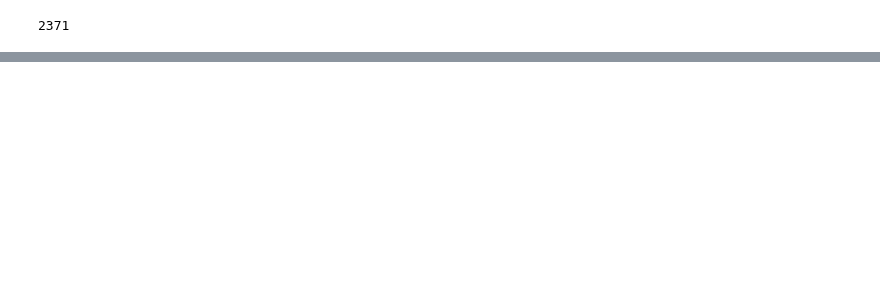
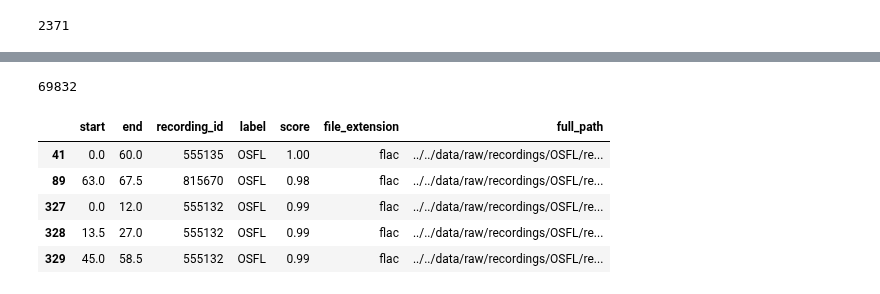
Before and after one commit to Mgallimore88/osfl_cnn_recognizer, a Jupyter notebook: notebooks/exploratory_nbs/1.18-mjg-osfl-eda-generate-extra-samples.ipynb, the cells around one changed output, grey strips where cells are left out. Saved outputs shown, nothing was run; the diff lists cells and outputs as text; code cells hidden in the pictures; blank space fills up the shorter version.

```diff
--- a/notebooks/exploratory_nbs/1.18-mjg-osfl-eda-generate-extra-samples.ipynb
+++ b/notebooks/exploratory_nbs/1.18-mjg-osfl-eda-generate-extra-samples.ipynb
@@ -103,0 +104,13 @@ df_full = pd.read_csv(data_path / "raw" / "TrainingData_BU&Public_CWS_with_rec_l
+# %%
+dfs = []
+for file in hawkears_output_files:
+    print(f"processing {file}")
+    recording_id = get_recording_id(file)
+    try:
+        df = pd.read_csv(file, sep="\t", header=None)
+        df.columns = ["start", "end", "label;score"]
+        df["recording_id"] = recording_id
+    except EmptyDataError:
+        print("(file was empty)")
+        continue
+    dfs.append(df)
@@ -103,0 +161,27 @@ df_full = pd.read_csv(data_path / "raw" / "TrainingData_BU&Public_CWS_with_rec_l
+# %%
+# concat and parse the hawkears output files
+result_df = pd.concat(dfs, ignore_index=True)
+result_df[['label', 'score']] = result_df['label;score'].str.split(';', expand=True)
+del(result_df['label;score'])
+
+# explicitly drop entries which were not in both the train split and the downloaded recordings.
+result_df.drop(result_df[~result_df['recording_id'].isin(file_id_to_ext_dict.keys())].index, inplace=True)
+result_df['file_extension'] = result_df['recording_id'].map(lambda x: file_id_to_ext_dict[x])
+len(result_df)
+# %% [output]
+69832
+# %%
+start_of_path = "../../data/raw/recordings/OSFL/recording-"
+result_df['full_path'] = start_of_path + result_df['recording_id'].astype(str) + "." + result_df['file_extension']
+# drop all the rows where the label is not "OSFL"
+result_df.drop(result_df[result_df['label'] != 'OSFL'].index, inplace=True)
+# drop all the rows where the score is less than 0.99
+top_osfls = result_df.drop(result_df[result_df['score'].astype(float) < 0.97].index)
+top_osfls.head()
+# %% [output]
+|  | start | end | recording_id | label | score | file_extension | full_path |
+| 41 | 0.0 | 60.0 | 555135 | OSFL | 1.00 | flac | ../../data/raw/recordings/OSFL/re... |
+| 89 | 63.0 | 67.5 | 815670 | OSFL | 0.98 | flac | ../../data/raw/recordings/OSFL/re... |
+| 327 | 0.0 | 12.0 | 555132 | OSFL | 0.99 | flac | ../../data/raw/recordings/OSFL/re... |
+| 328 | 13.5 | 27.0 | 555132 | OSFL | 0.99 | flac | ../../data/raw/recordings/OSFL/re... |
+| 329 | 45.0 | 58.5 | 555132 | OSFL | 0.99 | flac | ../../data/raw/recordings/OSFL/re... |
```
Also changed, not shown: parts of 23 cells of this notebook.
